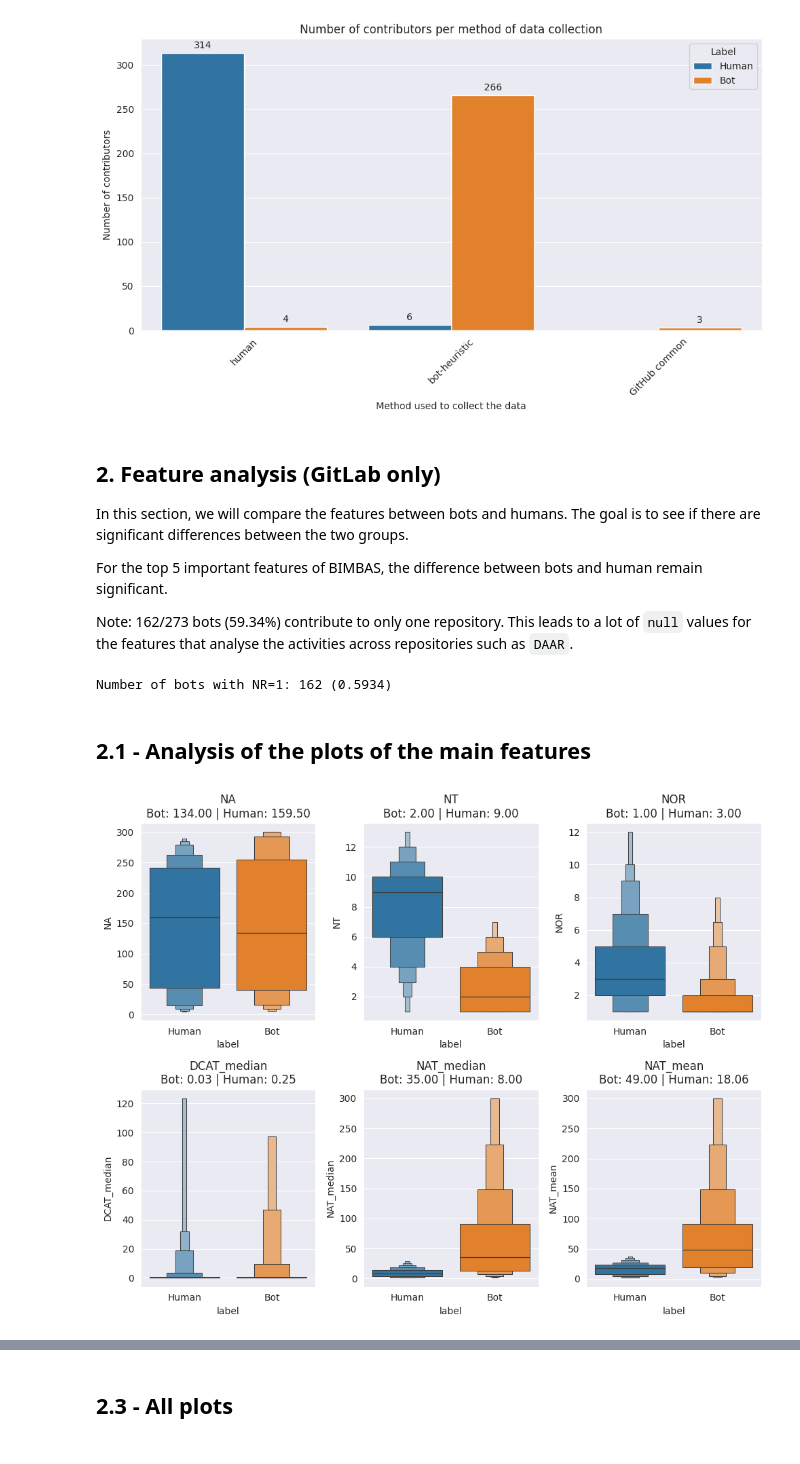
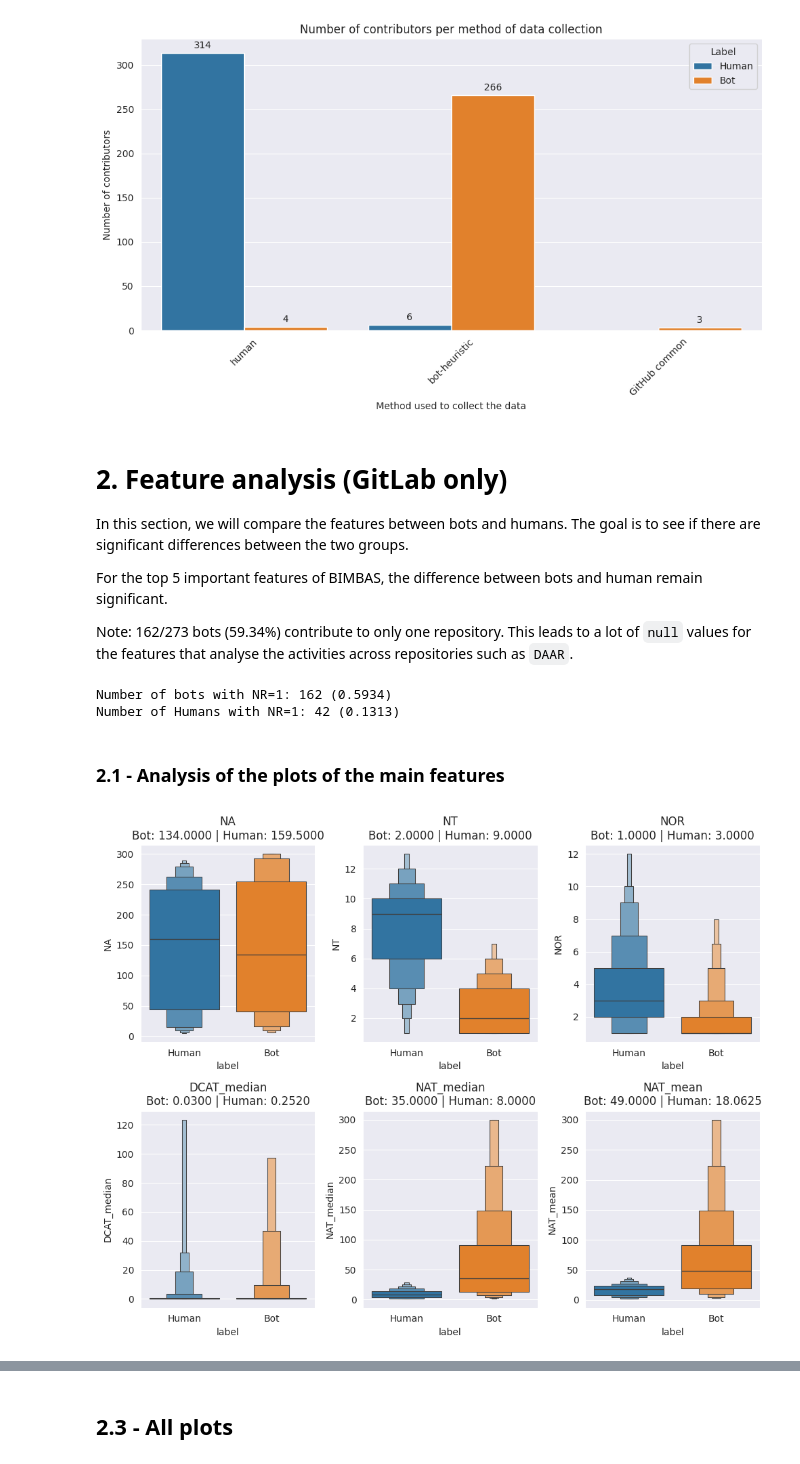
Before and after one commit to MrRose765/GitLab-Bot-identification, a Jupyter notebook: src/notebooks/gitlab/dataset_analysis.ipynb, the cells around one changed output, grey strips where cells are left out. Cells and saved outputs as stored; diff of their text form; code cells hidden in the pictures.

```diff
--- a/src/notebooks/gitlab/dataset_analysis.ipynb
+++ b/src/notebooks/gitlab/dataset_analysis.ipynb
@@ -56,7 +56,7 @@ plt.show()
 # %% [output]
 [figure]
 # %% [markdown]
-## 2. Feature analysis (GitLab only)
+# 2. Feature analysis (GitLab only)
 In this section, we will compare the features between bots and humans.
 The goal is to see if there are significant differences between the two groups.
 
@@ -65,26 +65,29 @@ For the top 5 important features of BIMBAS, the difference between bots and huma
 Note: 162/273 bots (59.34%) contribute to only one repository. This leads to a lot of `null` values for the features that analyse the activities across repositories such as `DAAR`.
 # %%
 print(f"Number of bots with NR=1: {len(glmap_features_bots[glmap_features_bots['NR'] == 1])} ({len(glmap_features_bots[glmap_features_bots['NR'] == 1]) / len(glmap_features_bots):.4f})")
+
+print(f"Number of Humans with NR=1: {len(glmap_features_humans[glmap_features_humans['NR'] == 1])} ({len(glmap_features_humans[glmap_features_humans['NR'] == 1]) / len(glmap_features_humans):.4f})")
 # %% [output]
 Number of bots with NR=1: 162 (0.5934)
+Number of Humans with NR=1: 42 (0.1313)
 # %% [markdown]
-## 2.1 - Analysis of the plots of the main features
+### 2.1 - Analysis of the plots of the main features
 # %%
 fig, axes = plt.subplots(2, 3, figsize=(10, 8))
 for i, col in enumerate(important_features):
     ax = axes[i//3, i%3]
     sns.boxenplot(x='label', y=col, data=glmap_features, ax=ax, showfliers=False, hue='label')
 
     # Compute medians
     medians = glmap_features.groupby('label')[col].median()
-    median_text = ' | '.join([f'{label}: {median:.2f}' for label, median in medians.items()])
+    median_text = ' | '.join([f'{label}: {median:.4f}' for label, median in medians.items()])
 
     # Set title with median values
     ax.set_title(f'{col}\n{median_text}')
 
 plt.tight_layout()
 plt.show()
 # %% [output]
-[figure, old version]
+[figure, new version]
 # %% [markdown]
 ## 2.2 - Statistical test and effect size analysis (on important features)
```
Also changed, not shown: parts of 5 cells of this notebook, 10 other files.
